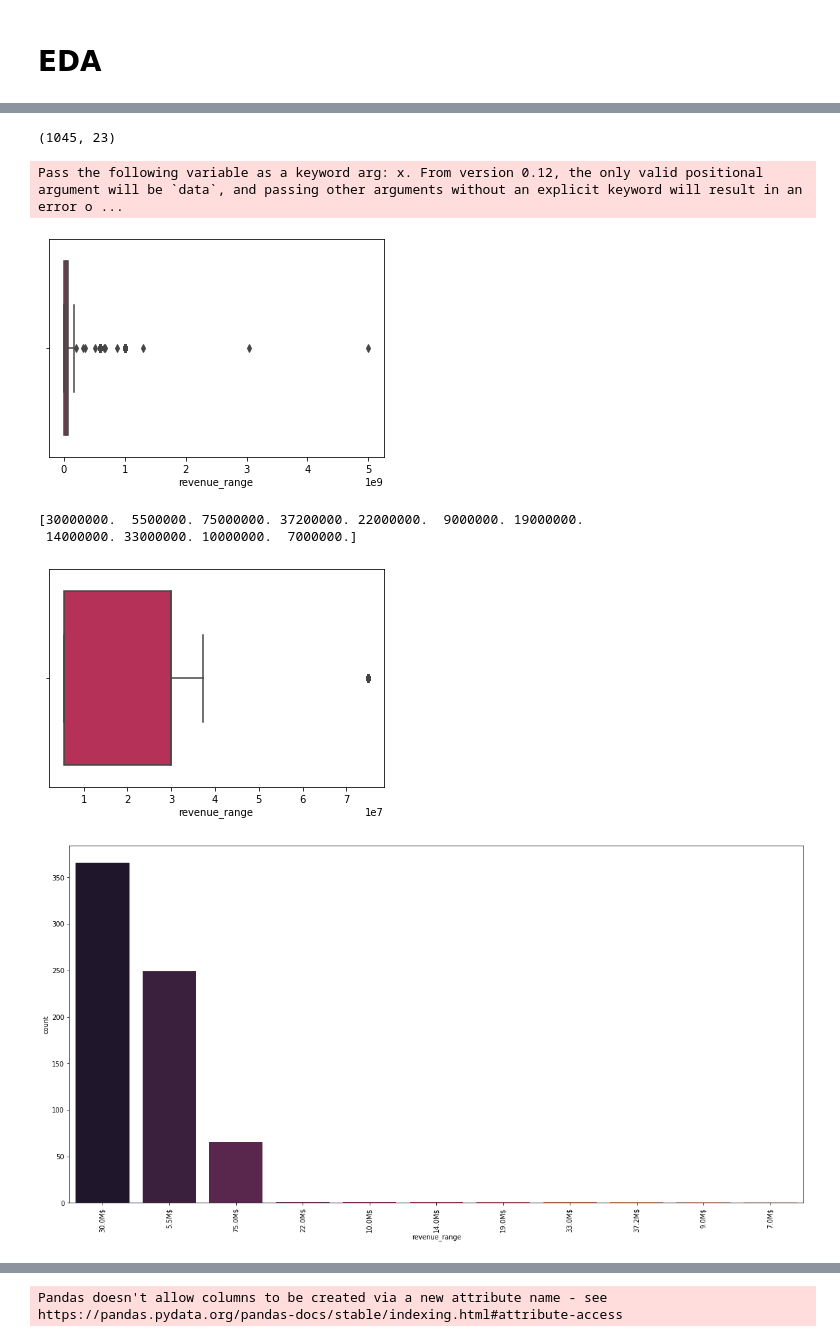
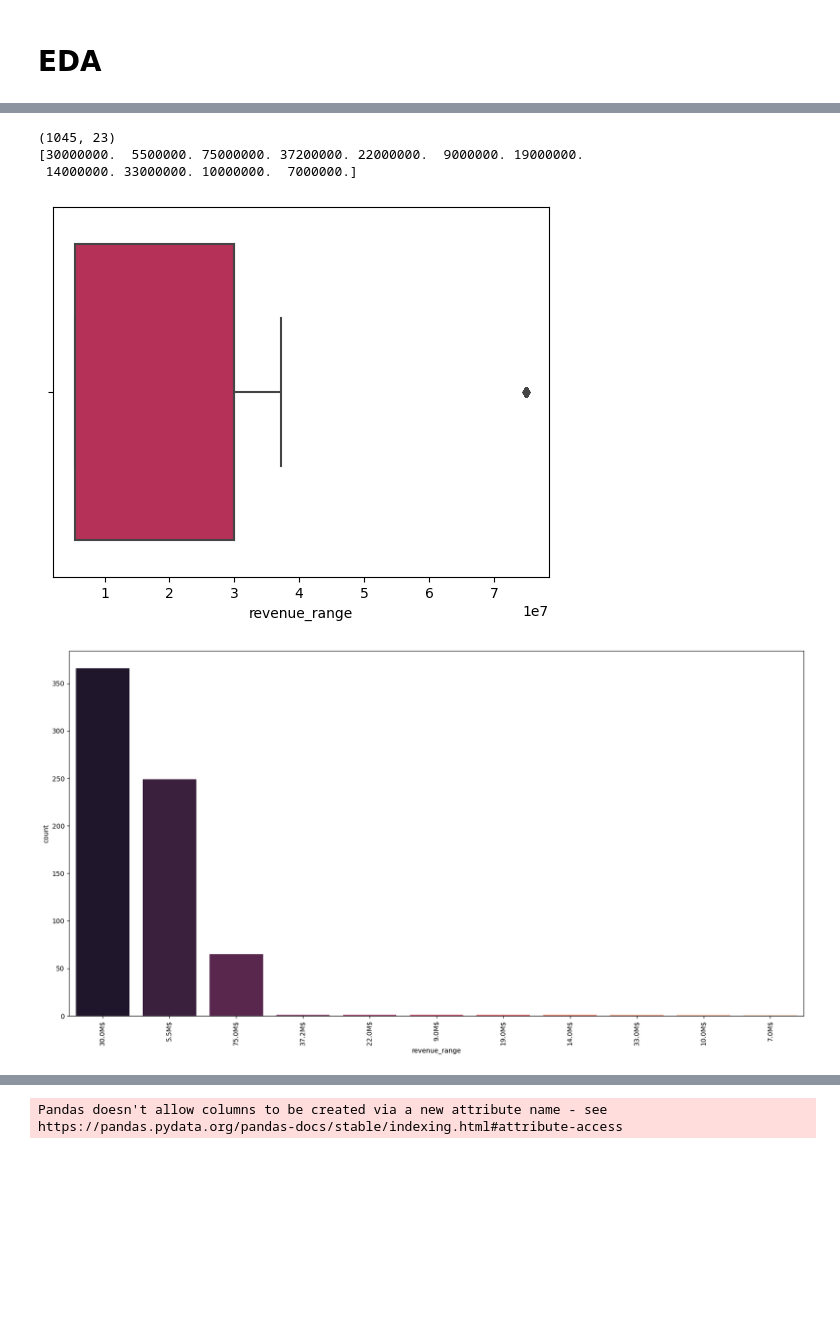
Before and after one commit to DoniaEsawi/Ransomware-Revealed, a Jupyter notebook: data_science.ipynb, the cells around one changed output, grey strips where cells are left out. Cells and saved outputs as stored; diff of their text form; code cells hidden in the pictures; blank space fills up the shorter version.

```diff
--- a/data_science.ipynb
+++ b/data_science.ipynb
@@ -436,42 +487,40 @@ new_df = df_attacked.copy()
 new_df['revenue_range'] = new_df['revenue_range'].apply(convert_revenue_range_to_average)
 # remove the rows with missing values in 'revenue_range'
 new_df = new_df.dropna(subset=['revenue_range'])
 print(new_df.shape)
 
-sns.boxplot(new_df['revenue_range'], palette='rocket')
-plt.show()
+# sns.boxplot(new_df['revenue_range'], palette='rocket')
+# plt.show()
 # remove the outliers from 'revenue_range' column using percentile approach
-q1 = new_df['revenue_range'].quantile(0.1)
+q1 = new_df['revenue_range'].quantile(0.25)
 q3 = new_df['revenue_range'].quantile(0.75)
 iqr = q3 - q1
 new_df = new_df[(new_df['revenue_range'] >= q1) & (new_df['revenue_range'] <= q3)]
 
 # get the unique values for 'revenue_range' column
 print(new_df['revenue_range'].unique())
 # plot the box plot
 sns.boxplot(x='revenue_range', data=new_df, palette='rocket')
 plt.show()
 # group the data by revenue_range and count the number of samples for each revenue_range
 new_df.groupby('revenue_range').size()
 # plot the number of samples for each revenue_range and format the revenue_range values to be displayed in millions
 plt.figure(figsize=(20, 10))
 # sort by the revenue_range values not count
 # format the revenue_range values to be displayed in millions
 new_df['revenue_range'] = new_df['revenue_range'].apply(lambda x: x / 1e6)
 # add M$ to the end of each revenue_range value
 new_df['revenue_range'] = new_df['revenue_range'].apply(lambda x: str(x) + 'M$')
 
 sns.countplot(x='revenue_range', data=new_df, palette='rocket', linewidth=1, order=new_df['revenue_range'].value_counts().index)
 plt.xticks(rotation=90)
 plt.show()
 # %% [output]
 (1045, 23)
+[30000000.  5500000. 75000000. 37200000. 22000000.  9000000. 19000000.
+ 14000000. 33000000. 10000000.  7000000.]
-Pass the following variable as a keyword arg: x. From version 0.12, the only valid positional argument will be `data`, and passing other arguments without an explicit keyword will result in an error o ...
-[figure, old version]
+[figure, new version]
-[30000000.  5500000. 75000000. 37200000. 22000000.  9000000. 19000000.
- 14000000. 33000000. 10000000.  7000000.]
-[figure, old version]
+[figure, new version]
-[figure, removed]
 # %%
 # unattacked campanies
 df_unattacked.groupby('revenue_range').size()
```
Also changed, not shown: parts of 31 cells of this notebook.
